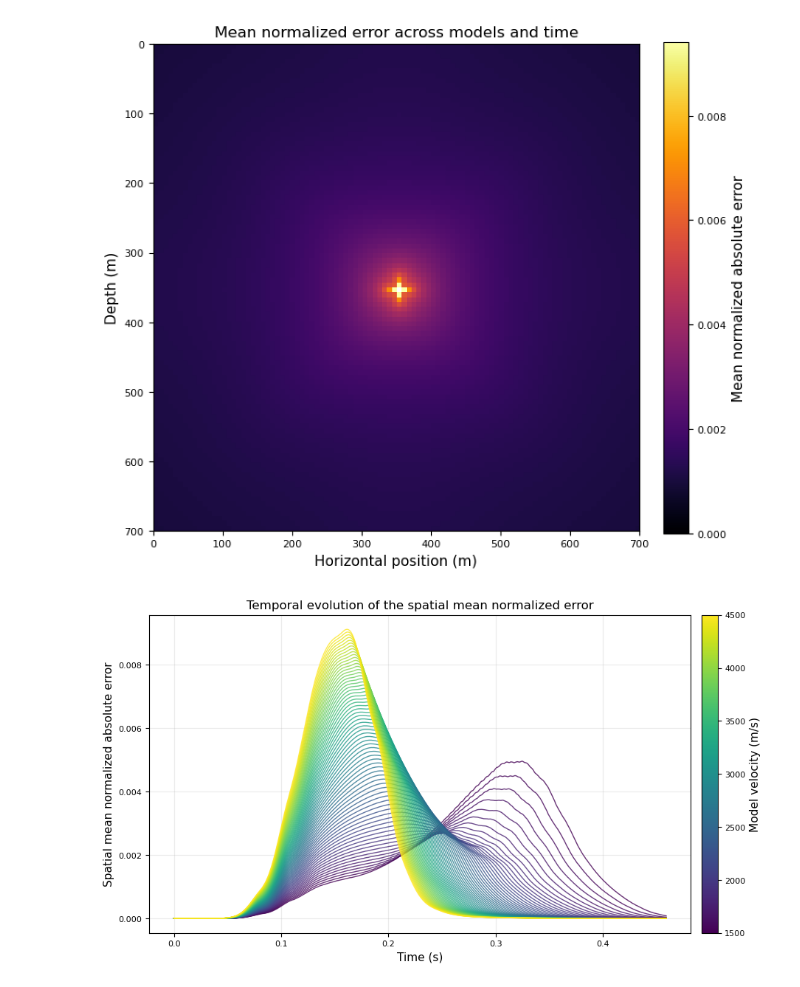
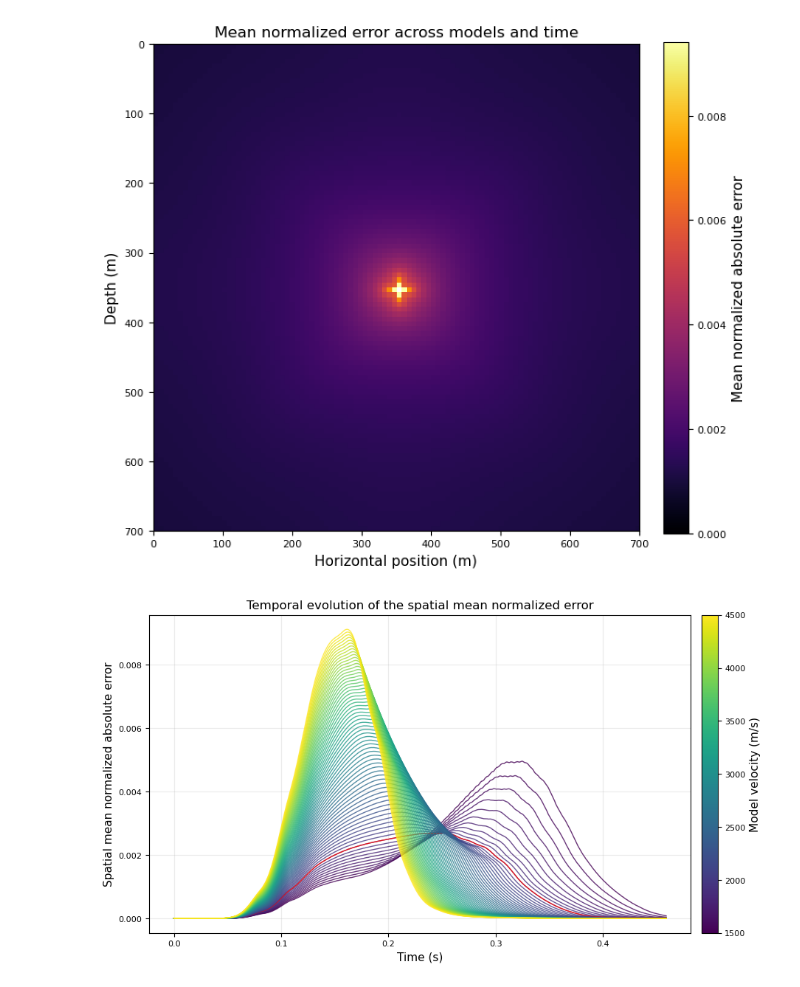
Before and after one commit to Konat23/DeepONet_AWP, a Jupyter notebook: src/01_Analytic/analytical_FD.ipynb, the cells around one changed output. Drawn from its saved outputs; the diff is of its cells as text; code cells hidden in the pictures.

Commit message:
time analisis error

```diff
--- a/src/01_Analytic/analytical_FD.ipynb
+++ b/src/01_Analytic/analytical_FD.ipynb
@@ -99,7 +99,7 @@ assert y_fd.ndim == 4
 n_modelos, n_tiempos, nz, nx = y_fd.shape
 
 # Reemplazar si las velocidades no siguen esta distribución y orden.
-velocidades = np.linspace(1500, 4500, n_modelos)
+velocidades = np.linspace(1500, 4500, n_modelos).round().astype(int)
 
 assert velocidades.shape == (n_modelos,)
 assert np.all(np.isfinite(velocidades))
@@ -349,6 +349,11 @@ with warnings.catch_warnings():
             cubo_error_normalizado,
             axis=(2, 3),
         )
+    # Una traza temporal por modelo: promedio sobre profundidad y horizontal
+    trazas_error_maximo= np.nanmax(
+            cubo_error_normalizado,
+            axis=(2, 3),
+        )
 
 
 print(f"Error medio por modelo: {error_medio.shape}")
@@ -456,31 +461,41 @@ for velocidad, traza in zip(velocidades, trazas_error_medio):
     ax.plot(
         tiempos,
         traza,
         color=cmap(norm(velocidad)),
         linewidth=1,
         alpha=0.8,
     )
+    if velocidad == velocidades[error_medio.argmin()]:
+        ax.plot(
+                tiempos,
+                traza,
+                color="red",
+                linewidth=1,
+                alpha=0.8,
+            )
+
+
 
 ax.set_xlabel("Time (s)")
 ax.set_ylabel("Spatial mean normalized absolute error")
 ax.set_title("Temporal evolution of the spatial mean normalized error")
 ax.grid(True, alpha=0.25)
 
 cbar = fig.colorbar(
     ScalarMappable(norm=norm, cmap=cmap),
     ax=ax,
     pad=0.02,
 )
 cbar.set_label("Model velocity (m/s)")
 
 output_dir.mkdir(parents=True, exist_ok=True)
 fig.savefig(
     output_dir / "mean_normalized_error_vs_time.png",
     dpi=300,
     bbox_inches="tight",
 )
 
 plt.show()
 plt.close(fig)
 # %% [output]
-[figure, old version]
+[figure, new version]
```
Also changed, not shown: parts of 4 cells of this notebook.
